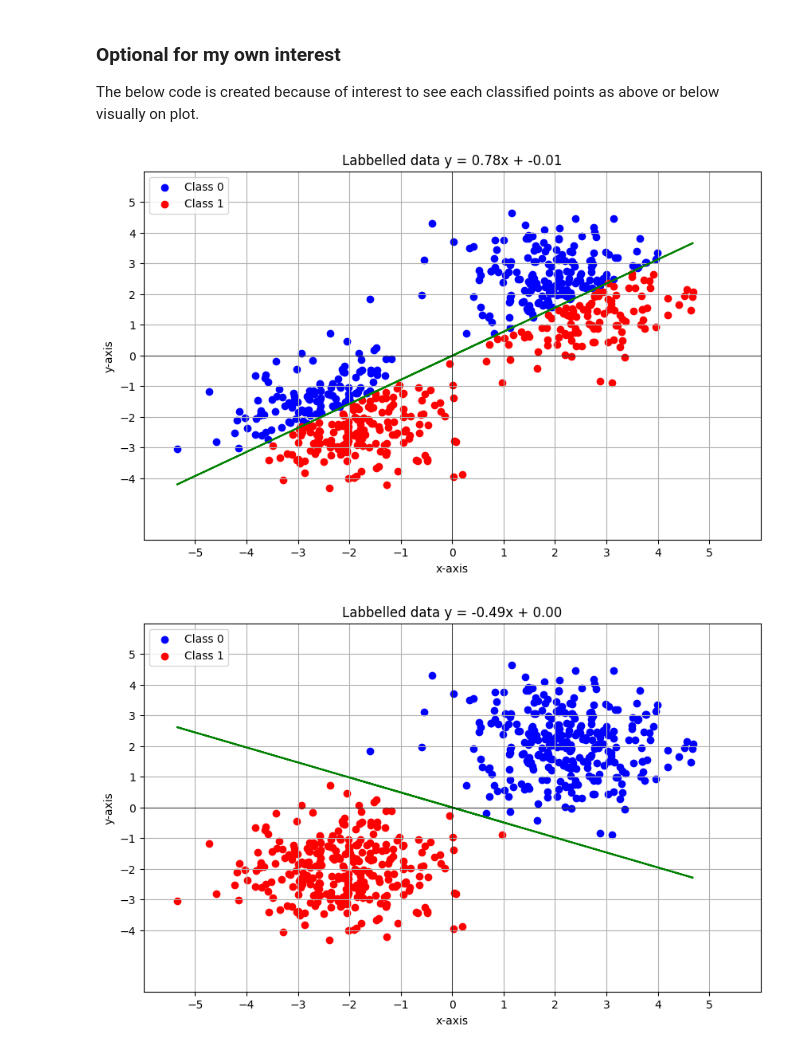
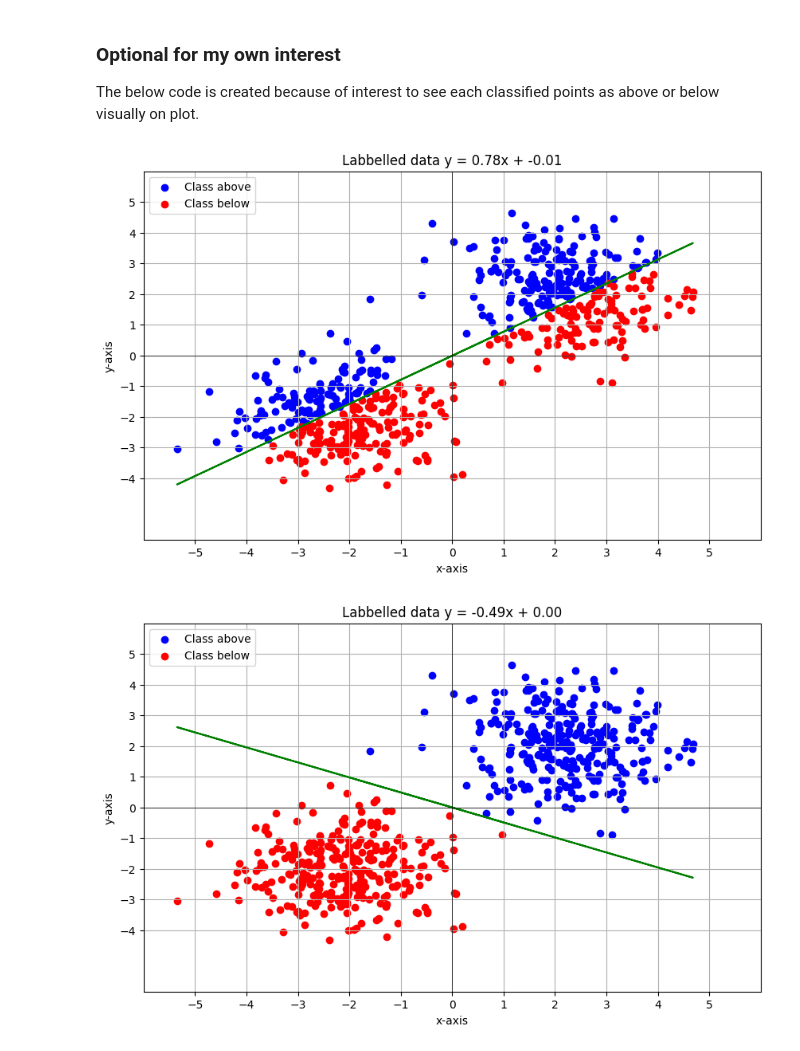
Before and after one commit to AptiDz/python-programming-APTI-DZHAMURZAEV, a Jupyter notebook: Labs/Lab3/report for lab3.ipynb, the cells around one changed output. Cells and saved outputs as stored; diff of their text form; code cells hidden in the pictures.

```diff
--- a/Labs/Lab3/report for lab3.ipynb
+++ b/Labs/Lab3/report for lab3.ipynb
@@ -151,37 +149,37 @@ above_x_h, above_y_h, below_x_h, below_y_h = split_labelled_points(above_h, belo
 # Creating the plot function to be able to plot for each lined in labbelled points
 def plot_labbeled_points(above_x, above_y, below_x, below_y, k, m):
     plt.figure(figsize=(10, 6))
-    plt.scatter(above_x, above_y, color="blue", label="Class 0")
-    plt.scatter(below_x, below_y, color="red", label="Class 1")
+    plt.scatter(above_x, above_y, color="blue", label="Class above")
+    plt.scatter(below_x, below_y, color="red", label="Class below")
     plt.plot(x_side, k * x_side + m, color ="green")
     plt.legend(loc='upper left')
 
 
     plt.xlabel("x-axis")
     plt.ylabel("y-axis")
     plt.title(f"Labbelled data y = {k:.2f}x + {m:.2f}")
 
 
     x_values = tuple(range(round(min(x_side)), round(max(x_side))+1))
     y_values = tuple(range(round(min(y_side)), round(max(y_side))+1))
     plt.xticks(x_values)
     plt.yticks(y_values)
     plt.xlim(-6,6)
     plt.ylim(-6,6)
 
 
     plt.grid()
     plt.axhline(0, color="black", lw=0.5)
     plt.axvline(0, color="black", lw=0.5)
 
 
     plt.show()
 
 # Calling the function and creating the plot for each line
 plot_labbeled_points(above_x_o, above_y_o, below_x_o, below_y_o, k_o, m_o)
 plot_labbeled_points(above_x_f, above_y_f, below_x_f, below_y_f, k_f, m_f)
 plot_labbeled_points(above_x_g, above_y_g, below_x_g, below_y_g, k_g, m_g)
 plot_labbeled_points(above_x_h, above_y_h, below_x_h, below_y_h, k_h, m_h)
 # %% [output]
-[figure, old version]
+[figure, new version]
-[figure, old version]
+[figure, new version]
```
Also changed, not shown: parts of 3 cells of this notebook.
